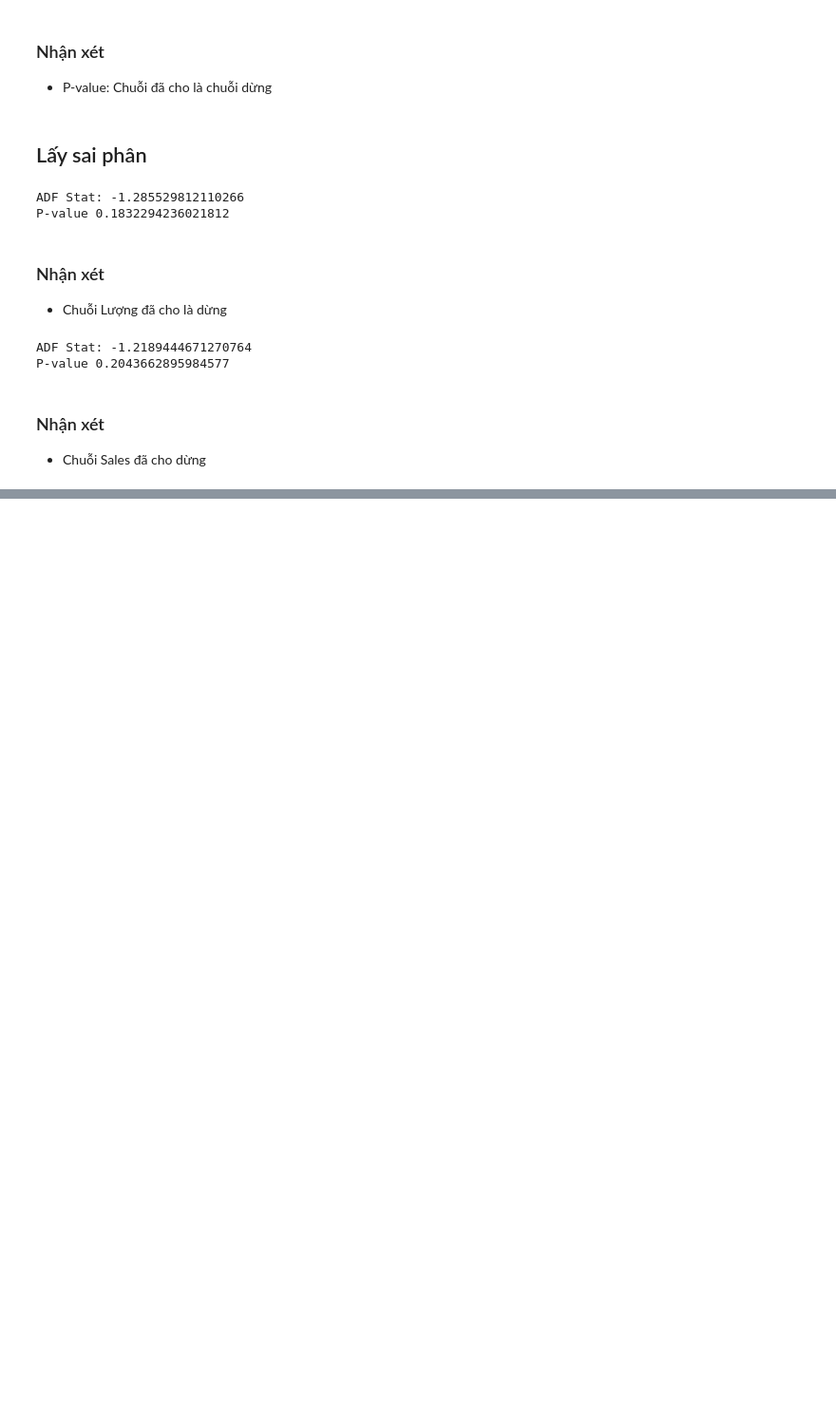
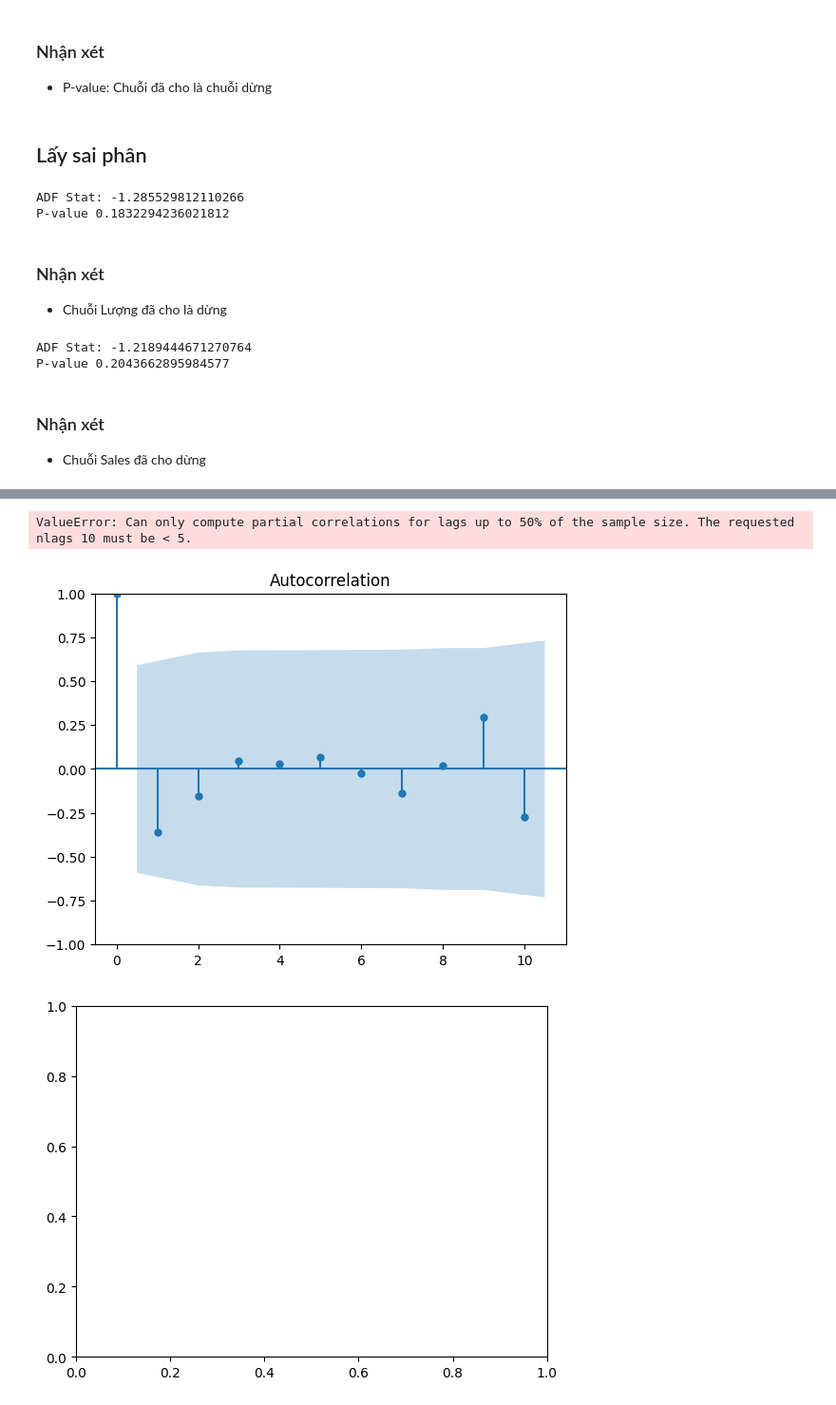
Before and after one commit to thainq1402/ATS, a Jupyter notebook: Notebook/EDA_Sales.ipynb, the cells around one changed output, grey strips where cells are left out. Shown: that part at 95% size. Drawn from its saved outputs; the diff is of its cells as text; code cells hidden in the pictures; blank space fills up the shorter version.

```diff
--- a/EDA_Sales.ipynb
+++ b/Notebook/EDA_Sales.ipynb
@@ -131,7 +133,8 @@ P-value: 0.006593221180946816
 # %% [markdown]
 ## Lấy sai phân
 # %%
-adf3= adfuller(np.diff(sale['Quantity']),regression = 'n', maxlag = 4)
+sale_quantity = np.diff(sale['Quantity'])
+adf3= adfuller(sale_quantity,regression = 'n', maxlag = 4)
 print(f"ADF Stat: {adf3[0]}")
 print(f"P-value {adf3[1]}")
 # %% [output]
@@ -152,0 +176,7 @@ P-value 0.2043662895984577
+# %%
+plot_acf(sale_quantity,lags = 10)
+plot_pacf(sale_quantity, lags = 10)
+# %% [output]
+ValueError: Can only compute partial correlations for lags up to 50% of the sample size. The requested nlags 10 must be < 5.
+[figure, added]
+[figure, added]
```
Also changed, not shown: parts of 7 cells of this notebook, 10 other files.
